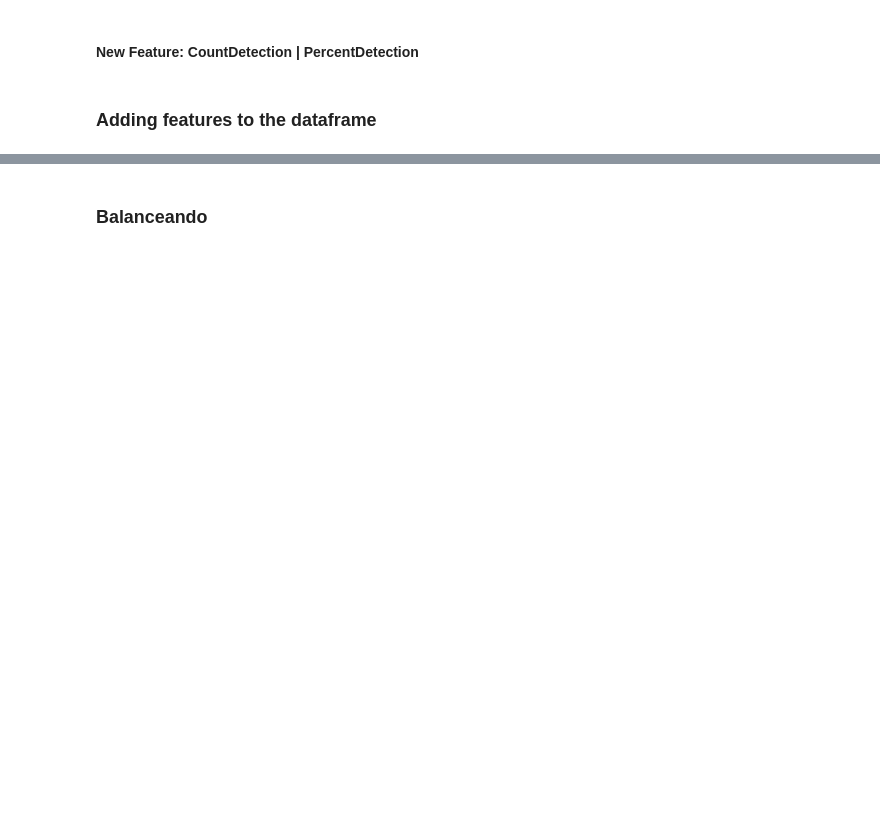
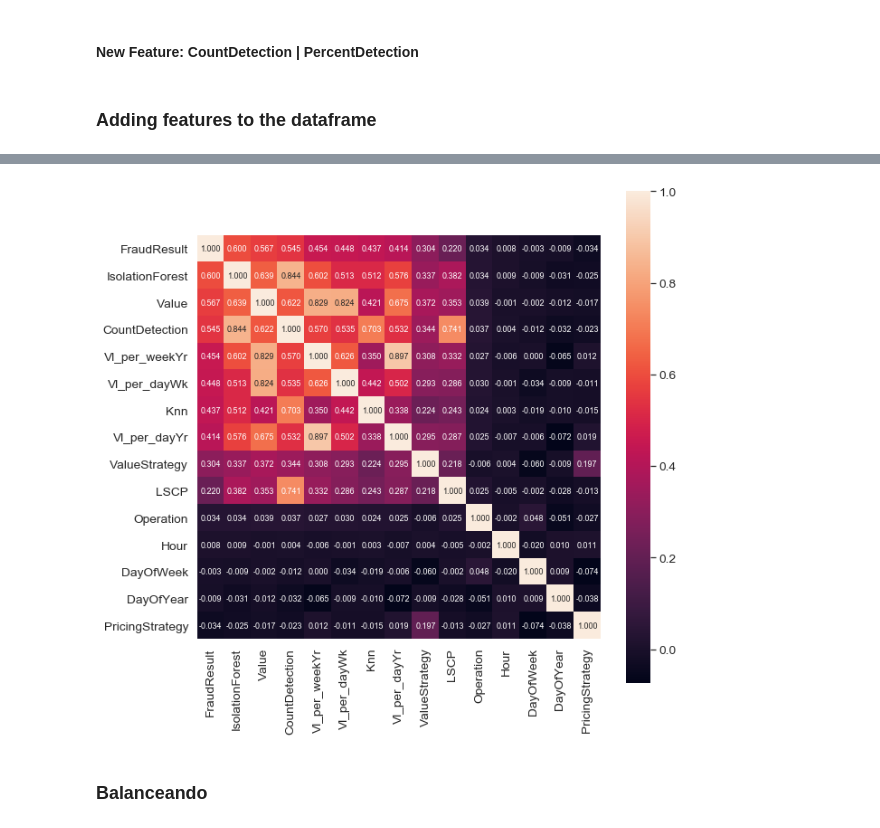
Before and after one commit to fernandojunior/financial-fraud-detection, a Jupyter notebook: jupyter-notebook/Fraud_Detection_Xente.ipynb, the cells around one changed output, grey strips where cells are left out. Cells and saved outputs as stored; diff of their text form; code cells hidden in the pictures; blank space fills up the shorter version.

```diff
--- a/jupyter-notebook/Fraud_Detection_Xente.ipynb
+++ b/jupyter-notebook/Fraud_Detection_Xente.ipynb
@@ -114,2 +109,15 @@ numerical_features = ['ValueStrategy','Value','Operation','Hour','DayOfWeek','We
+# %%
+all_features = ['TransactionId', 'BatchId', 'ProviderId', 'ProductId', 'ProductCategory',
+               'ChannelId', 'Value', 'PricingStrategy', 'ValueStrategy',
+               'Operation', 'Hour', 'DayOfWeek', 'DayOfYear',
+                'Vl_per_weekYr', 'Vl_per_dayWk', 'Vl_per_dayYr']
+
+label = 'FraudResult'
+
+categorical_features = ['TransactionId', 'BatchId', 'ProviderId', 'ProductId', 'ProductCategory',
+       'ChannelId', 'PricingStrategy', 'Operation']
+
+numerical_features = ['Value', 'ValueStrategy', 'Hour', 'DayOfWeek', 'DayOfYear',
+                     'Vl_per_weekYr', 'Vl_per_dayWk', 'Vl_per_dayYr']
 # %%
 contamination
@@ -127,6 +137,6 @@ X_outliers_toTrain = X_outliers[numerical_features]
 # %% [markdown]
 ### Isolation Forest
 # %%
-if_clf = IsolationForest(behaviour='new',random_state=42, contamination=contamination, n_jobs=10)
+if_clf = IsolationForest(behaviour='new',random_state=42, contamination=contamination, n_jobs=12)
 # %%
 if_clf.fit(X_train_toTrain, y_train)
@@ -146,3 +158,20 @@ detector_list = [LOF(contamination=contamination, n_jobs=10), LOF(contamination=
+# %%
+from pyod.models.feature_bagging import FeatureBagging
+from pyod.models.cblof import CBLOF
+from pyod.models.lof import LOF
+
+detector_list = [FeatureBagging(contamination=contamination,
+                                combination='max',
+                                n_estimators=3,
+                                random_state=42,
+                                n_jobs=12),
+                             LOF(contamination=contamination,
+                                n_neighbors=3,
+                                n_jobs=12),
+                             CBLOF(contamination=contamination,
+                                n_clusters=2,
+                                random_state=42,
+                                n_jobs=12)]
 # %%
 lscp_clf = LSCP(detector_list=detector_list, random_state=42, contamination=contamination)
 # %%
@@ -155,6 +194,6 @@ X_train_if_lscp['LSCP'] = predictions_lscp
 # %% [markdown]
 ### knn
 # %%
-knn_clf = KNN(n_jobs=10, contamination=contamination,n_neighbors=2,method='mean')
+knn_clf = KNN(n_jobs=12, contamination=contamination,n_neighbors=2,method='mean')
 # %%
 knn_clf.fit(X_train_toTrain, y_train)
@@ -184,6 +243,18 @@ all_features.append('CountDetection')
 # %%
 categorical_features_dims = [final_data.columns.get_loc(i) for i in categorical_features[:]]
 numerical_features_dims = [final_data.columns.get_loc(i) for i in numerical_features[:]]
+# %%
+fraud_data_toCorr = final_data
+fraud_data_toCorr['FraudResult'] = fraud_data[label]
+corr_matrix = fraud_data_toCorr.corr()
+k = 50 #number of variables for heatmap
+cols = corr_matrix.nlargest(k, 'FraudResult')['FraudResult'].index
+cm = np.corrcoef(fraud_data_toCorr[cols].values.T)
+sns.set(font_scale=1.25,rc={'figure.figsize':(10, 10)})
+hm = sns.heatmap(cm, cbar=True, annot=True, square=True, fmt='.3f', annot_kws={'size': 9}, yticklabels=cols.values, xticklabels=cols.values)
+plt.show()
+# %% [output]
+[figure, added]
 # %% [markdown]
 ### Balanceando
 # %%
```
Also changed, not shown: parts of 36 cells of this notebook.
